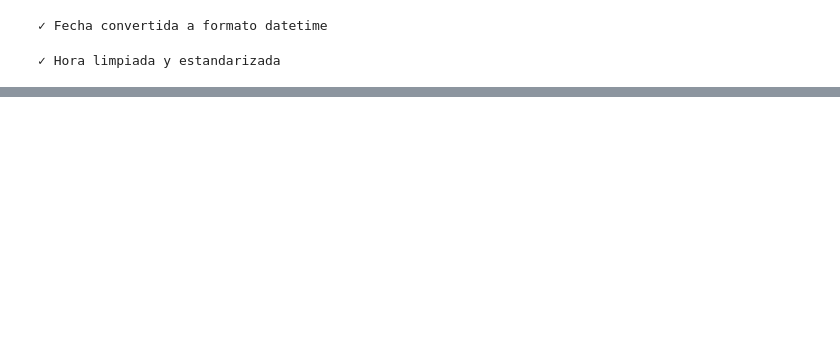
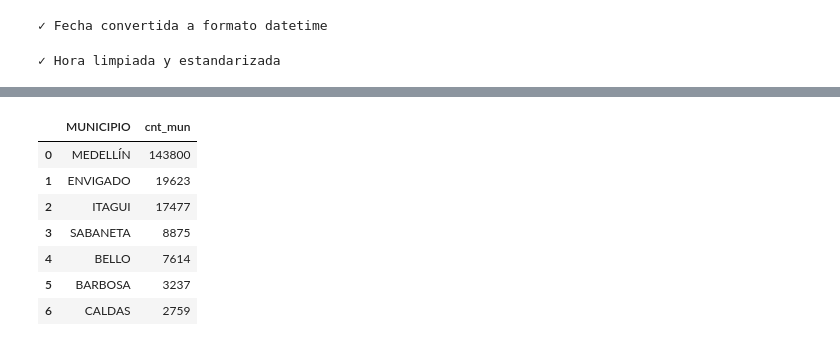
Before and after one commit to AleAguirreM/Proyecto-ACCIDENTALIDAD-VIAL, a Jupyter notebook: Proyecto_Movilidad_Vial.ipynb, the cells around one changed output, grey strips where cells are left out. Saved outputs shown, nothing was run; the diff lists cells and outputs as text; code cells hidden in the pictures; blank space fills up the shorter version.

```diff
--- a/Proyecto_Movilidad_Vial.ipynb
+++ b/Proyecto_Movilidad_Vial.ipynb
@@ -226,0 +312,18 @@ analisis_exploratorio(df)
+# %%
+### excluimos los usuarios que tengan menos de 300 peliculas calificadas
+accidentes_municipio =pd.read_sql(''' select "MUNICIPIO" as MUNICIPIO,
+                         count(*) as cnt_mun
+                         from mi_tabla
+                         group by "MUNICIPIO"
+                         order by cnt_mun desc
+                         ''',conn )
+accidentes_municipio
+# %% [output]
+|  | MUNICIPIO | cnt_mun |
+| 0 | MEDELLÍN | 143800 |
+| 1 | ENVIGADO | 19623 |
+| 2 | ITAGUI | 17477 |
+| 3 | SABANETA | 8875 |
+| 4 | BELLO | 7614 |
+| 5 | BARBOSA | 3237 |
+| 6 | CALDAS | 2759 |
```
Also changed, not shown: parts of 15 cells of this notebook.
